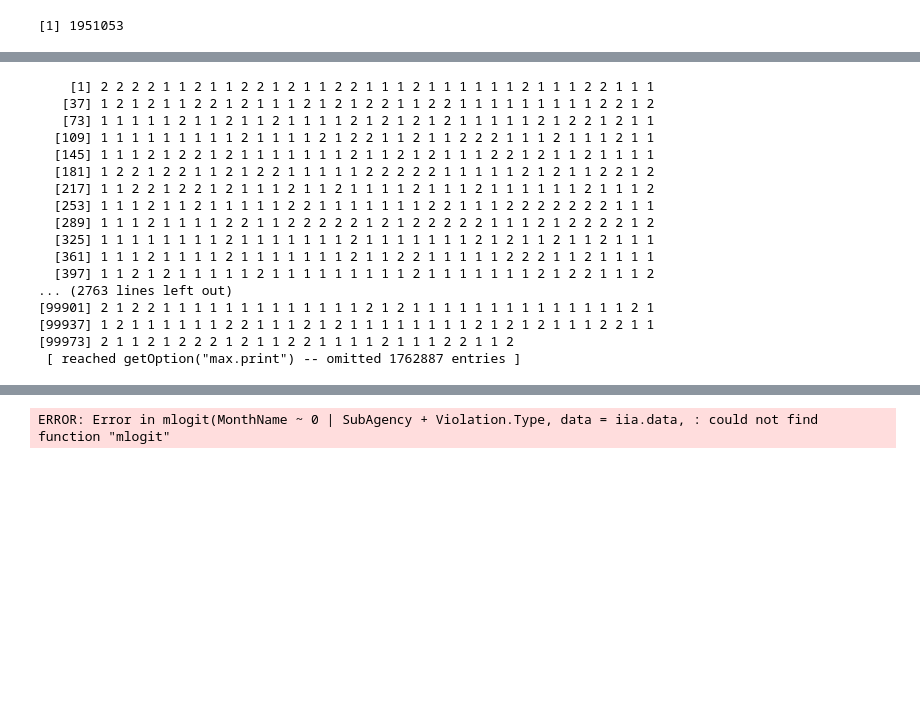
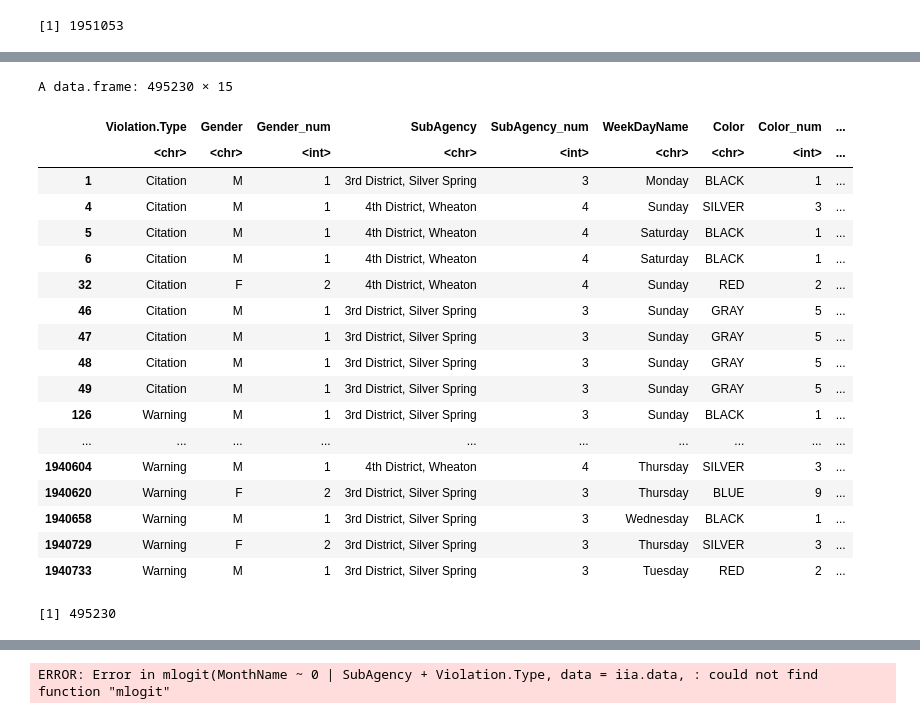
Before and after one commit to ceedge/pylearn, a Jupyter notebook: Copy_of_Untitled1.ipynb, the cells around one changed output, grey strips where cells are left out. Saved outputs shown, nothing was run; the diff lists cells and outputs as text; code cells hidden in the pictures; blank space fills up the shorter version.

```diff
--- a/Copy_of_Untitled1.ipynb
+++ b/Copy_of_Untitled1.ipynb
@@ -195,6 +75,3 @@ colnames(mn)
-# %%
-mat = matrix(ncol = 0, nrow = 0)
-mn1=data.frame(mat)
 # %%
 mn$Violation.Type<- as.factor(mn$Violation.Type)
 mn$Gender<- as.factor(mn$Gender)
@@ -224,0 +129,27 @@ str(mn)
+# %%
+mn<-subset(mn1, Violation.Type =="Warning"| Violation.Type == "Citation")
+mn
+# %% [output]
+A data.frame: 495230 × 15
+|  | Violation.Type | Gender | Gender_num | SubAgency | SubAgency_num | WeekDayName | Color | Color_num | ... |
+|  | <chr> | <chr> | <int> | <chr> | <int> | <chr> | <chr> | <int> | ... |
+| 1 | Citation | M | 1 | 3rd District, Silver Spring | 3 | Monday | BLACK | 1 | ... |
+| 4 | Citation | M | 1 | 4th District, Wheaton | 4 | Sunday | SILVER | 3 | ... |
+| 5 | Citation | M | 1 | 4th District, Wheaton | 4 | Saturday | BLACK | 1 | ... |
+| 6 | Citation | M | 1 | 4th District, Wheaton | 4 | Saturday | BLACK | 1 | ... |
+| 32 | Citation | F | 2 | 4th District, Wheaton | 4 | Sunday | RED | 2 | ... |
+| 46 | Citation | M | 1 | 3rd District, Silver Spring | 3 | Sunday | GRAY | 5 | ... |
+| 47 | Citation | M | 1 | 3rd District, Silver Spring | 3 | Sunday | GRAY | 5 | ... |
+| 48 | Citation | M | 1 | 3rd District, Silver Spring | 3 | Sunday | GRAY | 5 | ... |
+| 49 | Citation | M | 1 | 3rd District, Silver Spring | 3 | Sunday | GRAY | 5 | ... |
+| 126 | Warning | M | 1 | 3rd District, Silver Spring | 3 | Sunday | BLACK | 1 | ... |
+| ... | ... | ... | ... | ... | ... | ... | ... | ... | ... |
+| 1940604 | Warning | M | 1 | 4th District, Wheaton | 4 | Thursday | SILVER | 3 | ... |
+| 1940620 | Warning | F | 2 | 3rd District, Silver Spring | 3 | Thursday | BLUE | 9 | ... |
+| 1940658 | Warning | M | 1 | 3rd District, Silver Spring | 3 | Wednesday | BLACK | 1 | ... |
+| 1940729 | Warning | F | 2 | 3rd District, Silver Spring | 3 | Thursday | SILVER | 3 | ... |
+| 1940733 | Warning | M | 1 | 3rd District, Silver Spring | 3 | Tuesday | RED | 2 | ... |
+# %%
+nrow(mn1)
+# %% [output]
+[1] 495230
@@ -230,20 +162,0 @@ test<- mn[indexSet==2,]
-# %%
-indexSet
-# %% [output]
-    [1] 2 2 2 2 1 1 2 1 1 2 2 1 2 1 1 2 2 1 1 1 2 1 1 1 1 1 1 2 1 1 1 2 2 1 1 1
-   [37] 1 2 1 2 1 1 2 2 1 2 1 1 1 2 1 2 1 2 2 1 1 2 2 1 1 1 1 1 1 1 1 1 2 2 1 2
-   [73] 1 1 1 1 1 2 1 1 2 1 1 2 1 1 1 1 2 1 2 1 2 1 2 1 1 1 1 1 2 1 2 2 1 2 1 1
-  [109] 1 1 1 1 1 1 1 1 1 2 1 1 1 1 2 1 2 2 1 1 2 1 1 2 2 2 1 1 1 2 1 1 1 2 1 1
-  [145] 1 1 1 2 1 2 2 1 2 1 1 1 1 1 1 1 2 1 1 2 1 2 1 1 1 2 2 1 2 1 1 2 1 1 1 1
-  [181] 1 2 2 1 2 2 1 1 2 1 2 2 1 1 1 1 1 2 2 2 2 2 1 1 1 1 1 2 1 2 1 1 2 2 1 2
-  [217] 1 1 2 2 1 2 2 1 2 1 1 1 2 1 1 2 1 1 1 1 2 1 1 1 2 1 1 1 1 1 1 2 1 1 1 2
-  [253] 1 1 1 2 1 1 2 1 1 1 1 1 2 2 1 1 1 1 1 1 1 2 2 1 1 1 2 2 2 2 2 2 2 1 1 1
-  [289] 1 1 1 2 1 1 1 1 2 2 1 1 2 2 2 2 2 1 2 1 2 2 2 2 2 1 1 1 2 1 2 2 2 2 1 2
-  [325] 1 1 1 1 1 1 1 1 2 1 1 1 1 1 1 1 2 1 1 1 1 1 1 1 2 1 2 1 1 2 1 1 2 1 1 1
-  [361] 1 1 1 2 1 1 1 1 2 1 1 1 1 1 1 1 2 1 1 2 2 1 1 1 1 1 2 2 2 1 1 2 1 1 1 1
-  [397] 1 1 2 1 2 1 1 1 1 1 2 1 1 1 1 1 1 1 1 1 2 1 1 1 1 1 1 1 2 1 2 2 1 1 1 2
-... (2763 lines left out)
-[99901] 2 1 2 2 1 1 1 1 1 1 1 1 1 1 1 1 1 2 1 2 1 1 1 1 1 1 1 1 1 1 1 1 1 1 2 1
-[99937] 1 2 1 1 1 1 1 1 2 2 1 1 1 2 1 2 1 1 1 1 1 1 1 1 2 1 2 1 2 1 1 1 2 2 1 1
-[99973] 2 1 1 2 1 2 2 2 1 2 1 1 2 2 1 1 1 1 2 1 1 1 2 2 1 1 2
- [ reached getOption("max.print") -- omitted 1762887 entries ]
```
Also changed, not shown: parts of 14 cells of this notebook.
